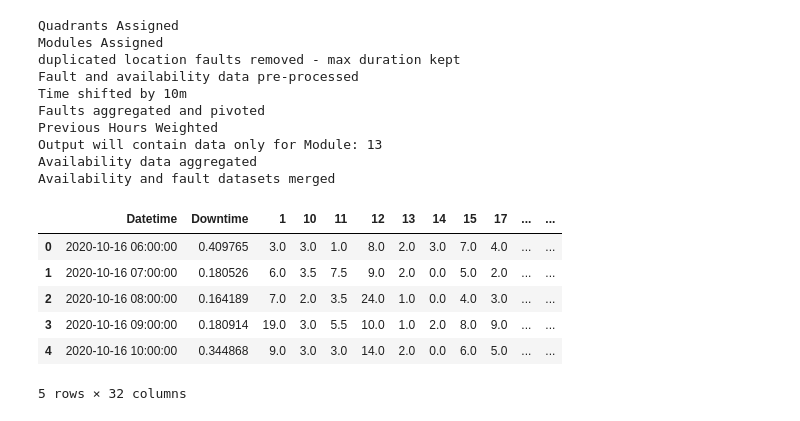
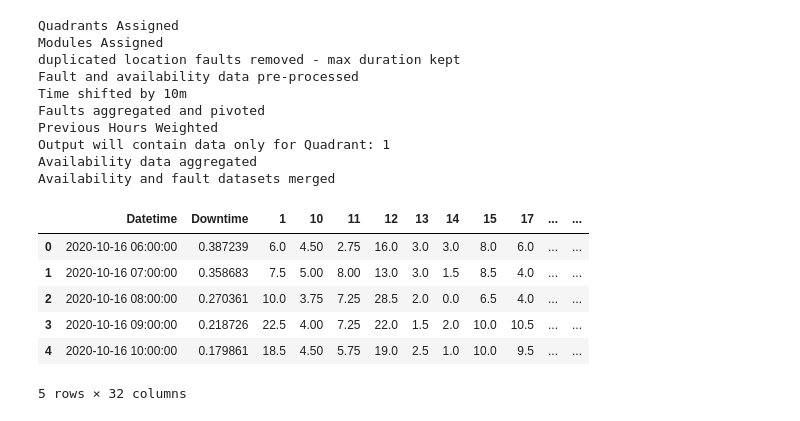
Before and after one commit to ch4413/scs, a Jupyter notebook: notebooks/Example_Function_Use.ipynb, the cells around one changed output. Drawn from its saved outputs; the diff is of its cells as text; code cells hidden in the pictures.

```diff
--- a/notebooks/Example_Function_Use.ipynb
+++ b/notebooks/Example_Function_Use.ipynb
@@ -10,54 +8,55 @@ Functions Loaded!
+# %%
+path = 'C:/Users/Jamie.williams/OneDrive - Newton Europe Ltd/Castle Donnington/Data/'
+av_raw = pd.read_csv(path + "Availability_for_ML.csv")
+fa_nov = pd.read_csv(path + "SCS_Alerts_NOV.csv")
+fa_oct = pd.read_csv(path + "SCS_Alerts_OCT.csv")
 # %%
-av_raw = pd.read_csv("Availability_for_ML.csv")
-fa_nov = pd.read_csv("SCS_Alerts_NOV.csv")
-fa_oct = pd.read_csv("SCS_Alerts_OCT.csv")
-
-data = pre_process_av_and_fa_oct_nov(av_raw,fa_oct,fa_nov,remove_same_location_faults = True)
+data = ft.pre_process_av_and_fa_oct_nov(av_raw,fa_oct,fa_nov,remove_same_location_faults = True)
 
 fa = data['faults']
 av = data['availability']
 
-fa = floor_time(fa,'Entry time',floor_units='H',shift = 10,shift_units='m')
+fa = ft.floor_time(fa,'Entry time',floor_units='H',shift = 10,shift_units='m')
 
-fa = faults_aggregate_and_pivot(df=fa,
+fa = ft.faults_aggregate_and_pivot(df=fa,
                                 time_col='Entry time',
                                 fault_level='Module',
                                 agg_col='Duration',
                                 agg_type='count',#can use mean/count/sum
                                 quadrant=None,# by default all quadrants are kept
                                 break_durations=False)
 
-fa  = weight_hours(df=fa, weights = [1])
+fa  = ft.weight_hours(df=fa, weights = [1,0.5])
 
-av = availability_quadrant_mean(df=av,
+av = ft.availability_quadrant_mean(df=av,
                                 time_col='Datetime',
                                 level = 'Quadrant', # by default all data is kept
-                                selection = 13)
+                                selection = 1)
 
-df = merge_av_fa(av_df=av,
+df = ft.merge_av_fa(av_df=av,
                  fa_df=fa,
                  min_date=None,
                  max_date=None) #specify min/max date if you want to filter data by date
 
 
 #remove columns with only zeros (faults that did not happen in this period of time or quadrant)
 df = df.loc[:, (df != 0).any(axis=0)]
 df.head()
 # %% [output]
 Quadrants Assigned
 Modules Assigned
 duplicated location faults removed - max duration kept
 Fault and availability data pre-processed
 Time shifted by 10m
 Faults aggregated and pivoted
 Previous Hours Weighted
-Output will contain data only for Module: 13
+Output will contain data only for Quadrant: 1
 Availability data aggregated
 Availability and fault datasets merged
 |  | Datetime | Downtime | 1 | 10 | 11 | 12 | 13 | 14 | 15 | 17 | ... | ... |
-| 0 | 2020-10-16 06:00:00 | 0.409765 | 3.0 | 3.0 | 1.0 | 8.0 | 2.0 | 3.0 | 7.0 | 4.0 | ... | ... |
-| 1 | 2020-10-16 07:00:00 | 0.180526 | 6.0 | 3.5 | 7.5 | 9.0 | 2.0 | 0.0 | 5.0 | 2.0 | ... | ... |
-| 2 | 2020-10-16 08:00:00 | 0.164189 | 7.0 | 2.0 | 3.5 | 24.0 | 1.0 | 0.0 | 4.0 | 3.0 | ... | ... |
-| 3 | 2020-10-16 09:00:00 | 0.180914 | 19.0 | 3.0 | 5.5 | 10.0 | 1.0 | 2.0 | 8.0 | 9.0 | ... | ... |
-| 4 | 2020-10-16 10:00:00 | 0.344868 | 9.0 | 3.0 | 3.0 | 14.0 | 2.0 | 0.0 | 6.0 | 5.0 | ... | ... |
+| 0 | 2020-10-16 06:00:00 | 0.387239 | 6.0 | 4.50 | 2.75 | 16.0 | 3.0 | 3.0 | 8.0 | 6.0 | ... | ... |
+| 1 | 2020-10-16 07:00:00 | 0.358683 | 7.5 | 5.00 | 8.00 | 13.0 | 3.0 | 1.5 | 8.5 | 4.0 | ... | ... |
+| 2 | 2020-10-16 08:00:00 | 0.270361 | 10.0 | 3.75 | 7.25 | 28.5 | 2.0 | 0.0 | 6.5 | 4.0 | ... | ... |
+| 3 | 2020-10-16 09:00:00 | 0.218726 | 22.5 | 4.00 | 7.25 | 22.0 | 1.5 | 2.0 | 10.0 | 10.5 | ... | ... |
+| 4 | 2020-10-16 10:00:00 | 0.179861 | 18.5 | 4.50 | 5.75 | 19.0 | 2.5 | 1.0 | 10.0 | 9.5 | ... | ... |
 5 rows × 32 columns
```
Also changed, not shown: parts of 5 cells of this notebook, 4 other files.
